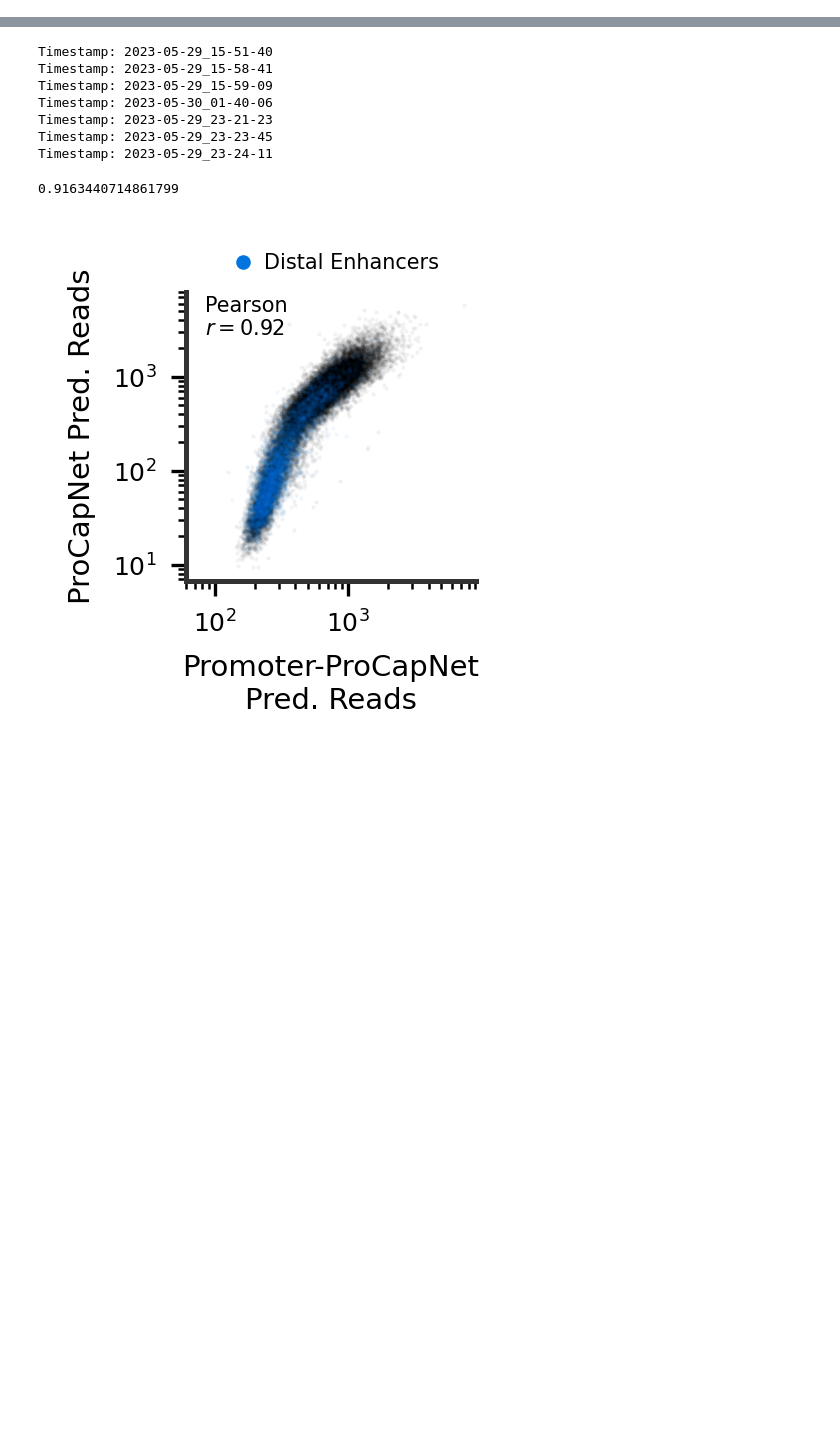
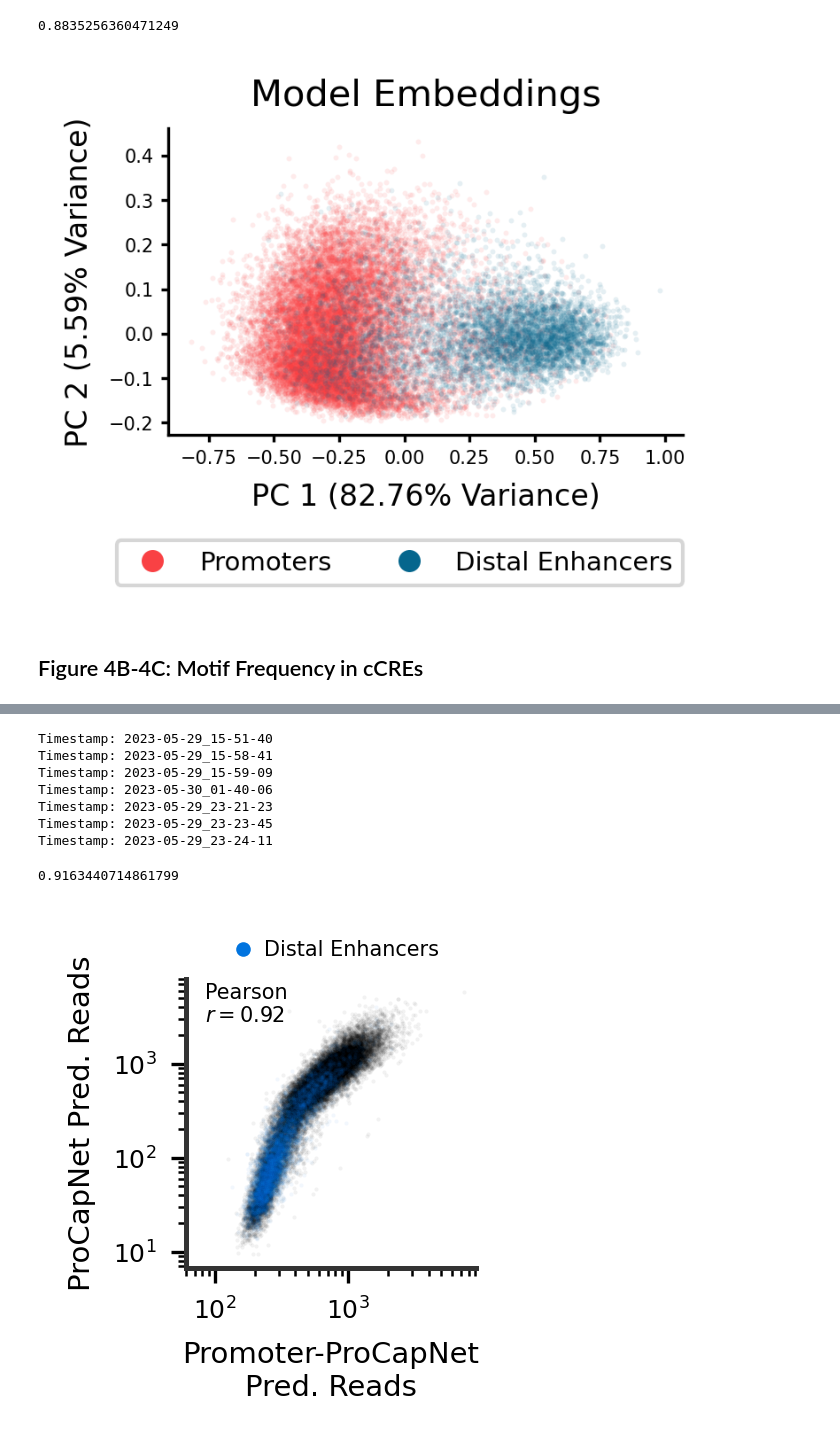
Before and after one commit to kundajelab/ProCapNet, a Jupyter notebook: src/figure_notebooks/Fig4_ccre_motif_analysis.ipynb, the cells around one changed output, grey strips where cells are left out. Drawn from its saved outputs; the diff is of its cells as text; code cells hidden in the pictures; blank space fills up the shorter version.

```diff
--- a/src/figure_notebooks/Fig4_ccre_motif_analysis.ipynb
+++ b/src/figure_notebooks/Fig4_ccre_motif_analysis.ipynb
@@ -1414,0 +70,2 @@ Profile Contribution Scores & 0.875 (0.006) & 0.774 (0.010) & 0.840 (0.010) & 0.
+# %%
+coords = load_coords(config.all_peak_path, in_window=in_window)
@@ -1414,0 +210,5 @@ Profile Contribution Scores & 0.875 (0.006) & 0.774 (0.010) & 0.840 (0.010) & 0.
+# %%
+from sklearn.decomposition import PCA
+
+pca = PCA(n_components=10)
+pcs = pca.fit(all_embeds)
@@ -1414,0 +232,58 @@ Profile Contribution Scores & 0.875 (0.006) & 0.774 (0.010) & 0.840 (0.010) & 0.
+# %%
+sum(pca.explained_variance_ratio_[:2])
+# %% [output]
+0.8835256360471249
+# %%
+all_embeds_pca_trans = pca.transform(all_embeds)
+
+embeds_pca_trans = dict()
+for annot_label in ["PLS", "PLS_with_pELS", "PLS_no_pELS", "dELS"]:
+    embeds_pca_trans[annot_label] = all_embeds_pca_trans[ccre_annots[annot_label]]
+# %%
+def plot_embeds_pca(embeds_pca, fracs_var_explained, save_path = None):
+    annots_to_plot = ["PLS", "dELS"]
+    annots_to_colors = {"PLS" : "#f94144", "dELS" : "#05668d"}
+    annots_to_names = {"PLS" : "Promoters", "dELS" : "Distal Enhancers"}
+
+
+    plt.figure(figsize=(2.5,1.5), dpi=300)
+
+    legend_elements = []
+    for annot in annots_to_plot:
+        plt.scatter(embeds_pca[annot][..., 0], embeds_pca[annot][..., 1],
+                    alpha = 0.1, s = 2, c=annots_to_colors[annot], linewidths=0)
+
+        # make a custom dot for the legend
+        # (needed because of how low-opacity the scatter dots are)
+        legend_dot = Line2D([0], [0], label = annots_to_names[annot],
+                            markerfacecolor = annots_to_colors[annot],
+                            marker = 'o', color = 'w',
+                            markersize = 7)
+        legend_elements.append(legend_dot)
+
+
+    plt.xlabel("PC 1 (%0.2f" % (fracs_var_explained[0] * 100) + "% Variance)",
+               fontsize = 8)
+    plt.ylabel("PC 2 (%0.2f" % (fracs_var_explained[1] * 100) + "% Variance)",
+               fontsize = 8)
+    plt.title("Model Embeddings", fontsize = 10)
+
+    # aesthetics
+
+    plt.gca().spines[["right", "top"]].set_visible(False)
+    plt.tick_params("both", length=2, pad=2, labelsize = 5)
+
+    plt.legend(handles=legend_elements, fontsize = 7, ncol=2,
+               loc='upper center', bbox_to_anchor = (0.45, -0.3))
+
+    if save_path is not None:
+        plt.savefig(save_path, bbox_inches = 'tight', pad_inches = 0, dpi = 300)
+    else:
+        plt.show()
+
+
+plot_embeds_pca(embeds_pca_trans, pca.explained_variance_ratio_, save_path = figures_dir + "4A_embeds.png")
+# %% [output]
+[figure, added]
+# %% [markdown]
+## Figure 4B-4C: Motif Frequency in cCREs
```
Also changed, not shown: parts of 77 cells of this notebook, 16 other files.
